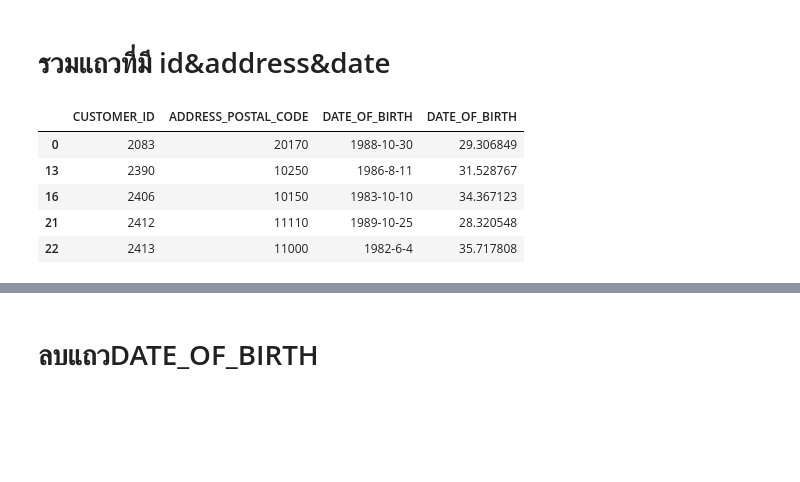
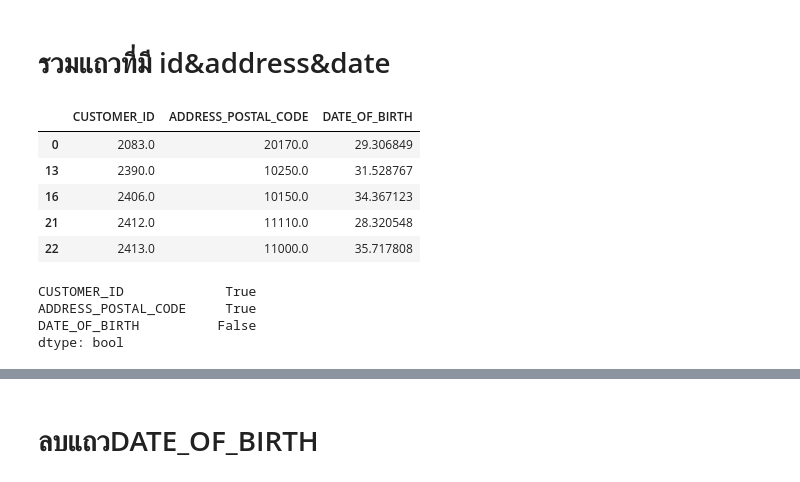
Before and after one commit to Kanbc/recommender-systems, a Jupyter notebook: cleaning/Customer.ipynb, the cells around one changed output, grey strips where cells are left out. Saved outputs shown, nothing was run; the diff lists cells and outputs as text; code cells hidden in the pictures; blank space fills up the shorter version.

```diff
--- a/cleaning/User.ipynb
+++ b/cleaning/Customer.ipynb
@@ -89,0 +98,3 @@ dtype: bool
+# %%
+address = new_users_2.convert_objects(convert_numeric=True).dropna()
+address[1615:1620]
@@ -161,12 +179,19 @@ len(age_dirt)
 # %% [markdown]
 # รวมแถวที่มี id&address&date
 # %%
-users_all = pd.concat([new_users,age_dirt], axis=1)
+users_all = pd.concat([address,age_dirt], axis=1)
 users_all[:5]
 # %% [output]
-|  | CUSTOMER_ID | ADDRESS_POSTAL_CODE | DATE_OF_BIRTH | DATE_OF_BIRTH |
-| 0 | 2083 | 20170 | 1988-10-30 | 29.306849 |
-| 13 | 2390 | 10250 | 1986-8-11 | 31.528767 |
-| 16 | 2406 | 10150 | 1983-10-10 | 34.367123 |
-| 21 | 2412 | 11110 | 1989-10-25 | 28.320548 |
-| 22 | 2413 | 11000 | 1982-6-4 | 35.717808 |
+|  | CUSTOMER_ID | ADDRESS_POSTAL_CODE | DATE_OF_BIRTH |
+| 0 | 2083.0 | 20170.0 | 29.306849 |
+| 13 | 2390.0 | 10250.0 | 31.528767 |
+| 16 | 2406.0 | 10150.0 | 34.367123 |
+| 21 | 2412.0 | 11110.0 | 28.320548 |
+| 22 | 2413.0 | 11000.0 | 35.717808 |
+# %%
+pd.isnull(users_all).sum() > 0
+# %% [output]
+CUSTOMER_ID             True
+ADDRESS_POSTAL_CODE     True
+DATE_OF_BIRTH          False
+dtype: bool
```
Also changed, not shown: parts of 21 cells of this notebook, 4 other files.
